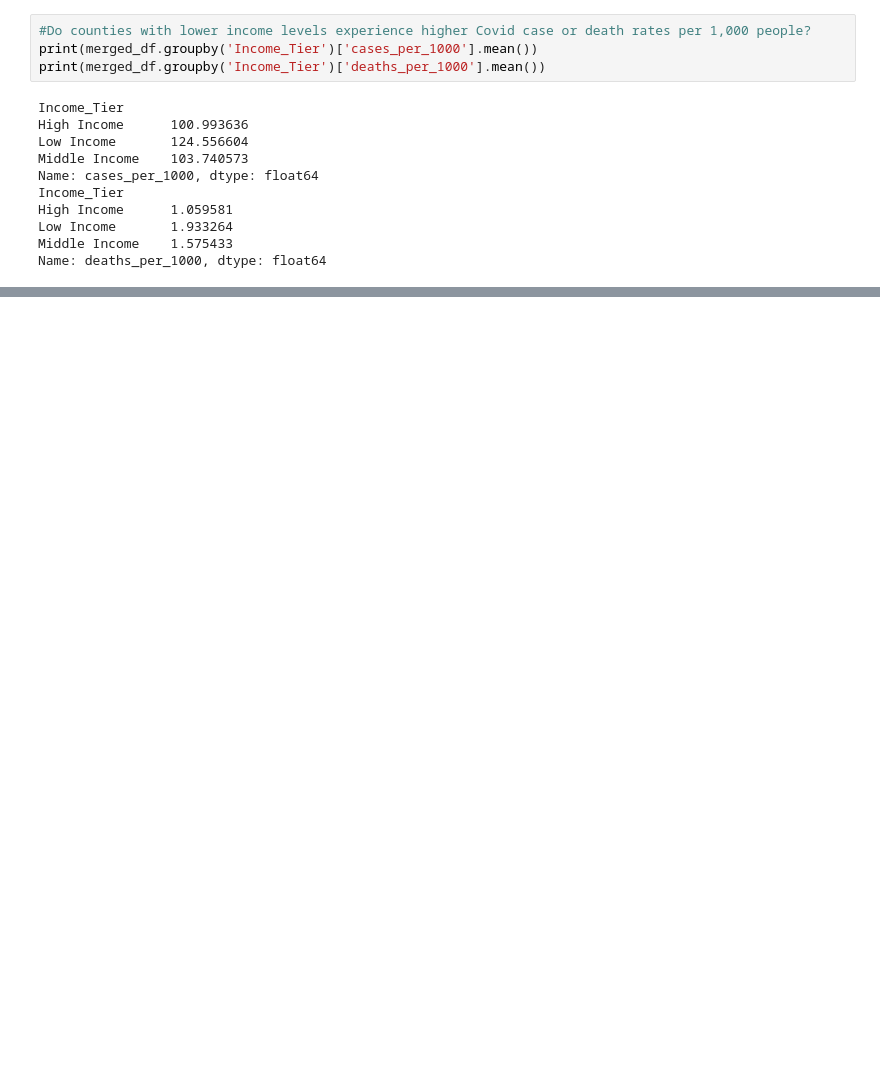
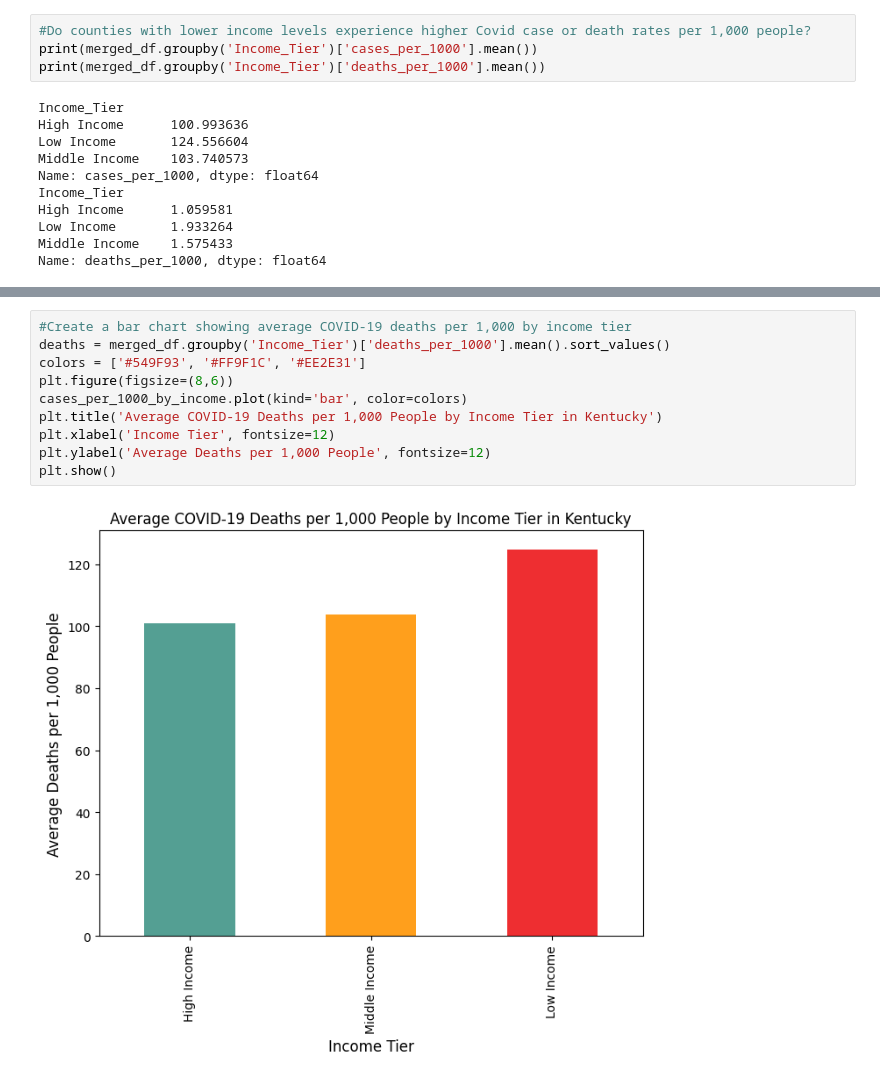
Before and after one commit to JonChadwell/covid_vs_income_ky, a Jupyter notebook: notebooks/covid_analysis.ipynb, the cells around one changed output, grey strips where cells are left out. Saved outputs shown, nothing was run; the diff lists cells and outputs as text; blank space fills up the shorter version.

```diff
--- a/notebooks/covid_analysis.ipynb
+++ b/notebooks/covid_analysis.ipynb
@@ -722,0 +796,12 @@ Name: deaths_per_1000, dtype: float64
+# %%
+#Create a bar chart showing average COVID-19 deaths per 1,000 by income tier
+deaths = merged_df.groupby('Income_Tier')['deaths_per_1000'].mean().sort_values()
+colors = ['#549F93', '#FF9F1C', '#EE2E31']
+plt.figure(figsize=(8,6))
+cases_per_1000_by_income.plot(kind='bar', color=colors)
+plt.title('Average COVID-19 Deaths per 1,000 People by Income Tier in Kentucky')
+plt.xlabel('Income Tier', fontsize=12)
+plt.ylabel('Average Deaths per 1,000 People', fontsize=12)
+plt.show()
+# %% [output]
+[figure, added]
```
Also changed, not shown: parts of 19 cells of this notebook, 3 other files.
